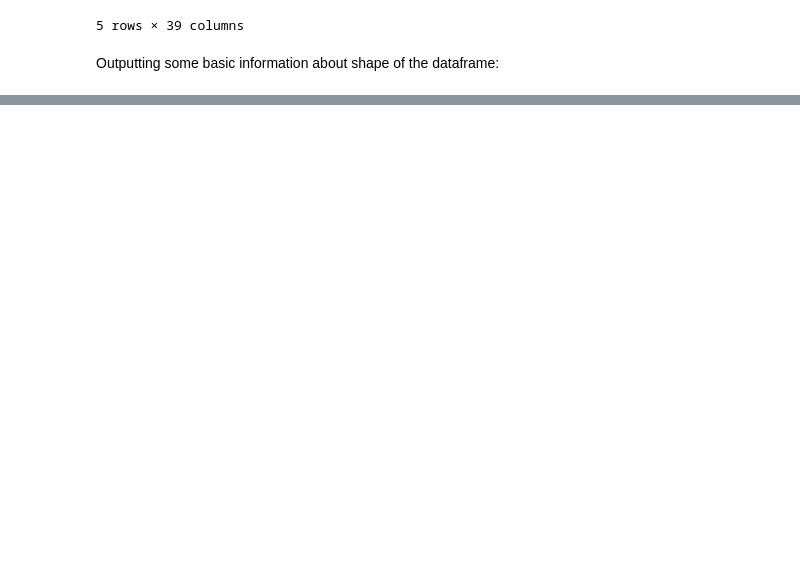
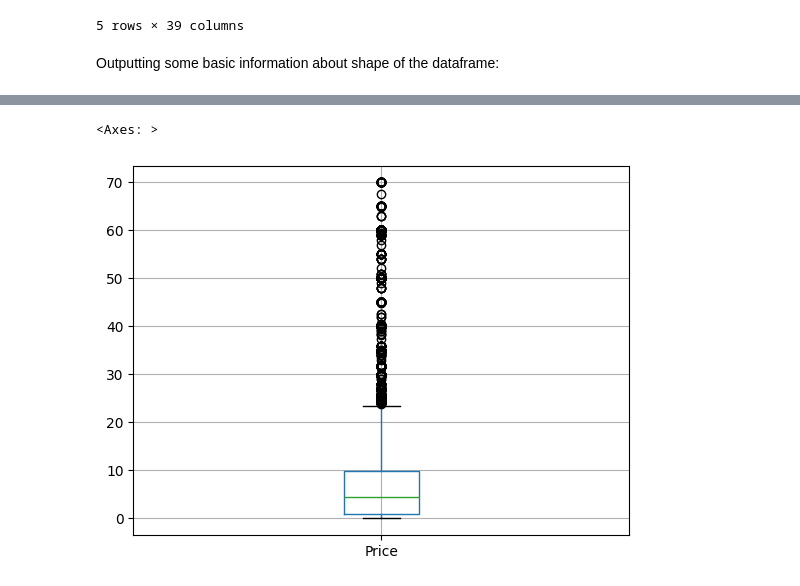
Before and after one commit to PietroPietrovski/Steam-Stat-Project, a Jupyter notebook: project.ipynb, the cells around one changed output, grey strips where cells are left out. Cells and saved outputs as stored; diff of their text form; code cells hidden in the pictures; blank space fills up the shorter version.

```diff
--- a/project.ipynb
+++ b/project.ipynb
@@ -33,0 +211,6 @@ Dimensions: 85103 rows and 39 columns.
+# %%
+df = df[df["Price"] <= 70]
+df.boxplot("Price")
+# %% [output]
+<Axes: >
+[figure, added]
```
Also changed, not shown: parts of 57 cells of this notebook, 1 other file.
